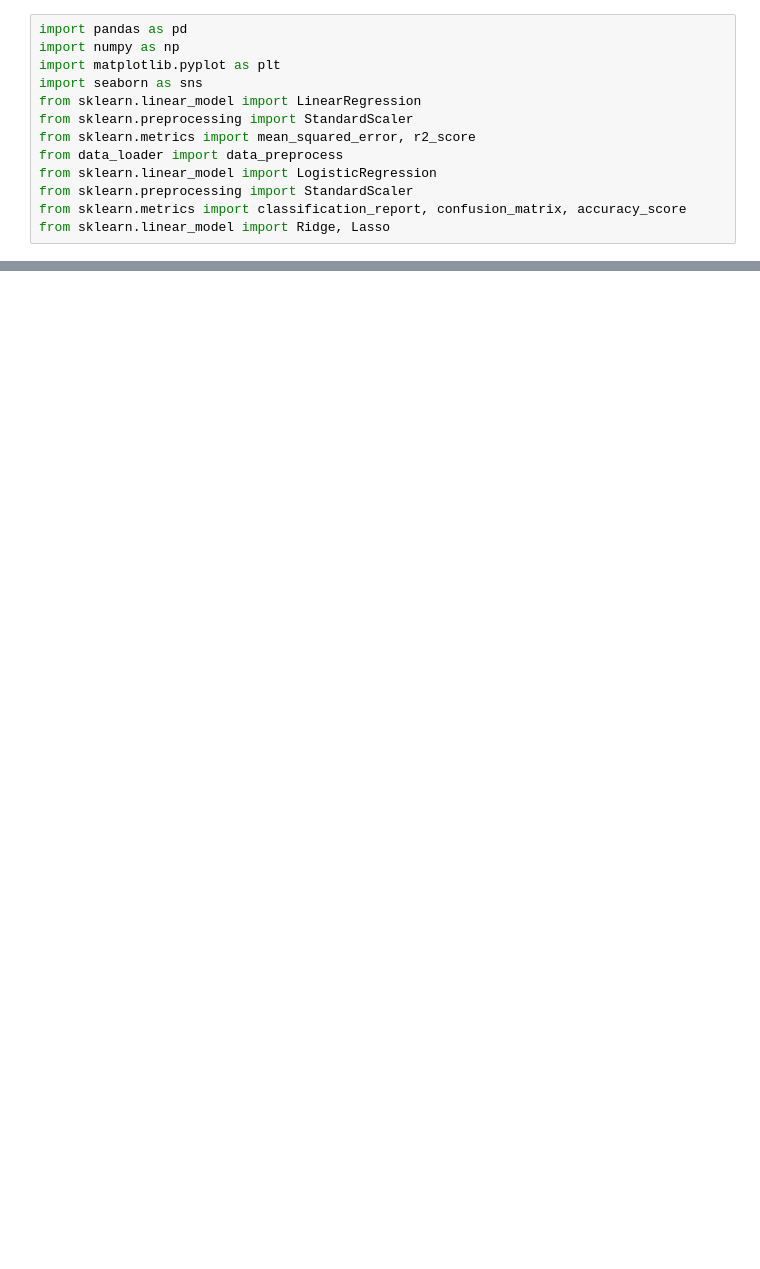
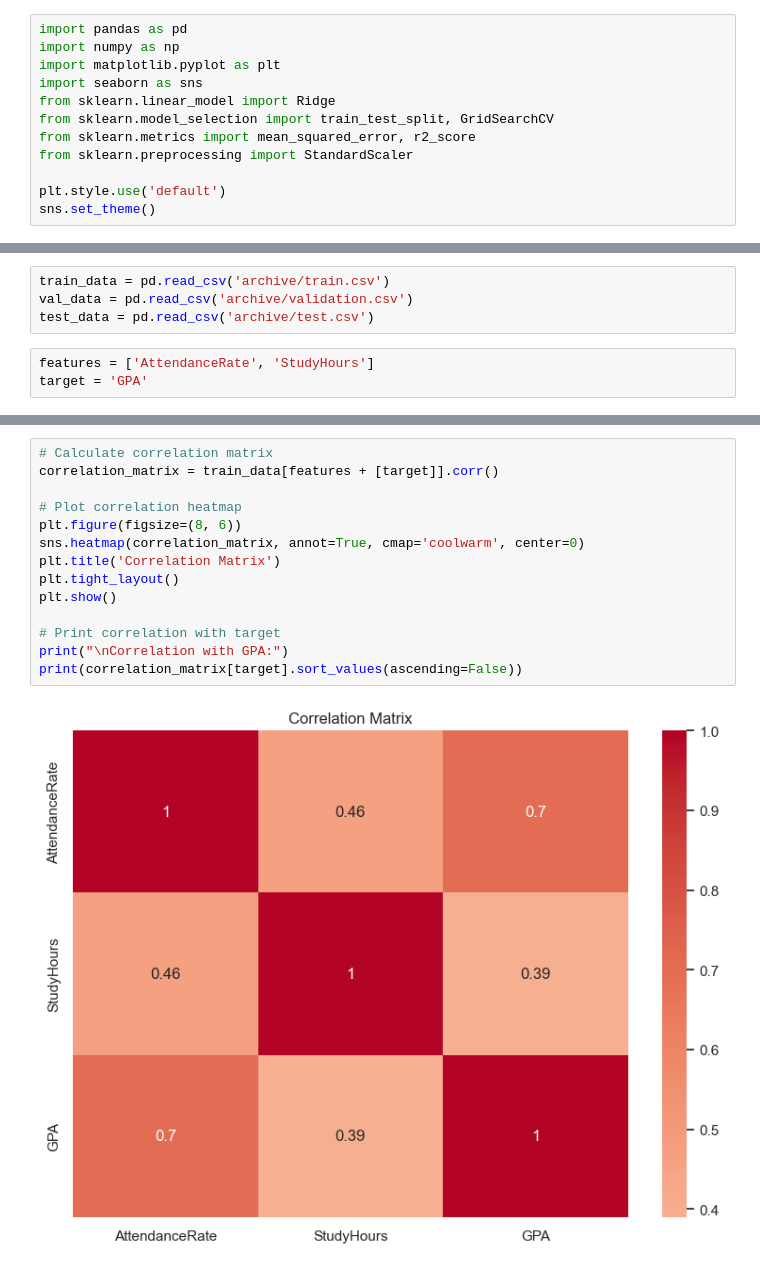
Before and after one commit to RGBRaccoon/Student-Performance, a Jupyter notebook: good_looking.ipynb, the cells around one changed output, grey strips where cells are left out. Drawn from its saved outputs; the diff is of its cells as text; blank space fills up the shorter version.

```diff
--- a/good_looking.ipynb
+++ b/good_looking.ipynb
@@ -3,11 +3,10 @@ import pandas as pd
 import numpy as np
 import matplotlib.pyplot as plt
 import seaborn as sns
-from sklearn.linear_model import LinearRegression
+from sklearn.linear_model import Ridge
+from sklearn.model_selection import train_test_split, GridSearchCV
+from sklearn.metrics import mean_squared_error, r2_score
 from sklearn.preprocessing import StandardScaler
-from sklearn.metrics import mean_squared_error, r2_score
-from data_loader import data_preprocess
-from sklearn.linear_model import LogisticRegression
-from sklearn.preprocessing import StandardScaler
-from sklearn.metrics import classification_report, confusion_matrix, accuracy_score
-from sklearn.linear_model import Ridge, Lasso
+
+plt.style.use('default')
+sns.set_theme()
@@ -141,0 +13,7 @@ StudyHours: 0.1359
+# %%
+train_data = pd.read_csv('archive/train.csv')
+val_data = pd.read_csv('archive/validation.csv')
+test_data = pd.read_csv('archive/test.csv')
+# %%
+features = ['AttendanceRate', 'StudyHours']
+target = 'GPA'
@@ -141,0 +117,16 @@ StudyHours: 0.1359
+# %%
+# Calculate correlation matrix
+correlation_matrix = train_data[features + [target]].corr()
+
+# Plot correlation heatmap
+plt.figure(figsize=(8, 6))
+sns.heatmap(correlation_matrix, annot=True, cmap='coolwarm', center=0)
+plt.title('Correlation Matrix')
+plt.tight_layout()
+plt.show()
+
+# Print correlation with target
+print("\nCorrelation with GPA:")
+print(correlation_matrix[target].sort_values(ascending=False))
+# %% [output]
+[figure, added]
```
Also changed, not shown: parts of 16 cells of this notebook, 10 other files.
